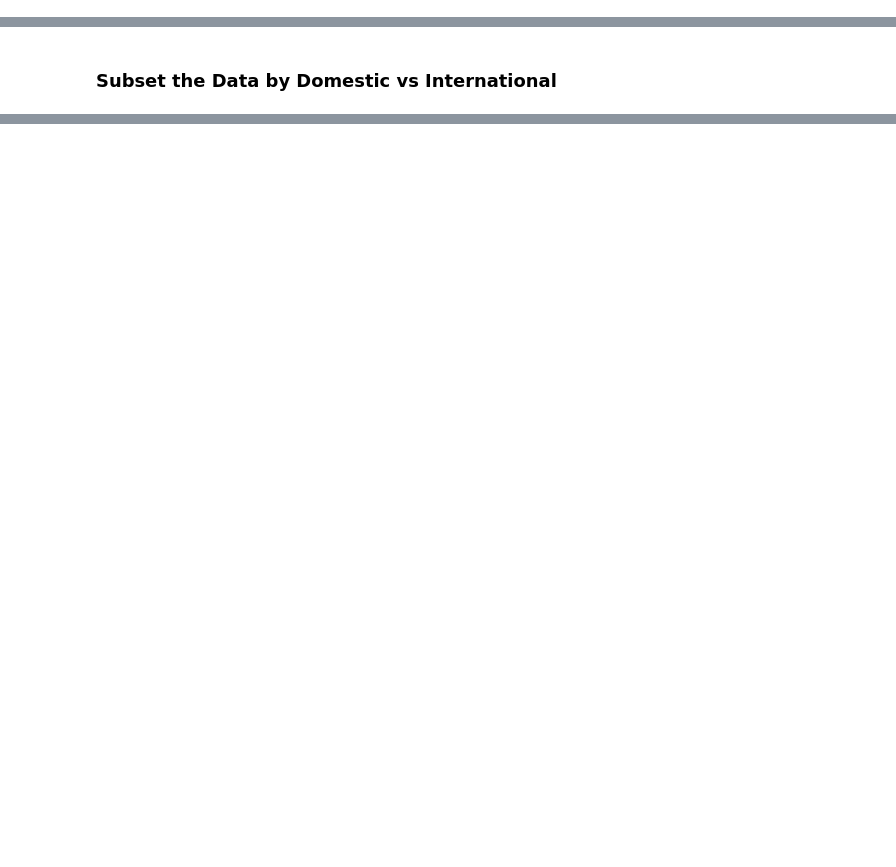
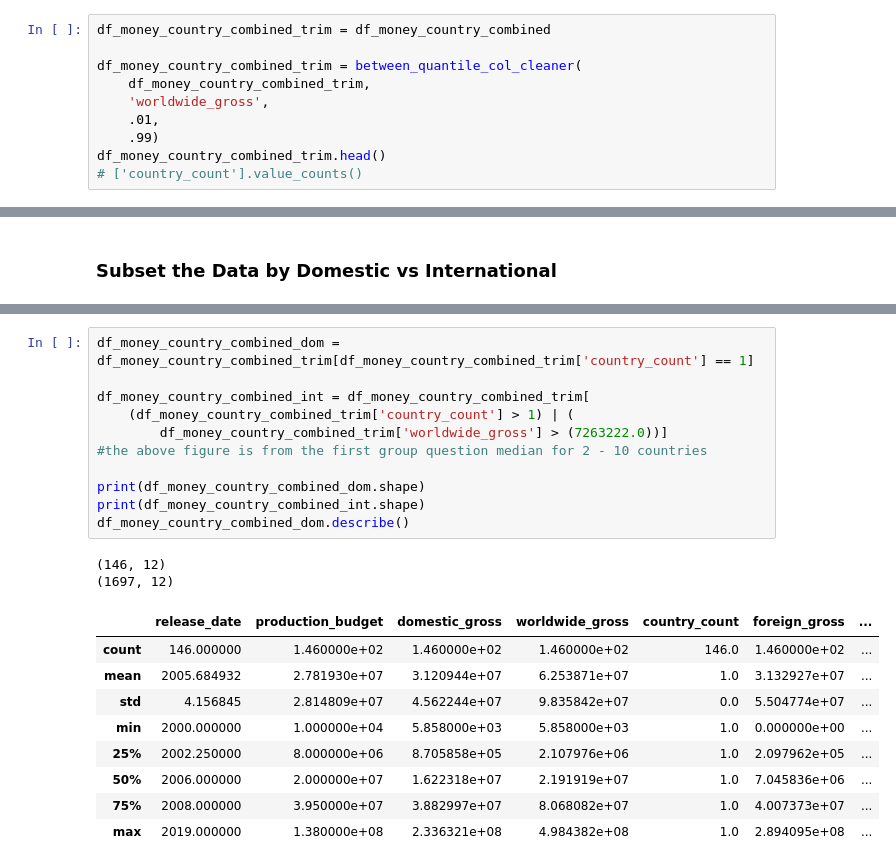
Before and after one commit to tcastanley/Movie_Analysis, a Jupyter notebook: Taylor - Individual Question/Taylor-Individual-Question.ipynb, the cells around one changed output, grey strips where cells are left out. Saved outputs shown, nothing was run; the diff lists cells and outputs as text; blank space fills up the shorter version.

```diff
--- a/Taylor - Individual Question/Taylor-Individual-Question.ipynb
+++ b/Taylor - Individual Question/Taylor-Individual-Question.ipynb
@@ -321,0 +365,10 @@ plt.title('Movie Releases Per Year (2000 - 2019)', fontsize=30, loc='right');
+# %%
+df_money_country_combined_trim = df_money_country_combined
+
+df_money_country_combined_trim = between_quantile_col_cleaner(
+    df_money_country_combined_trim,
+    'worldwide_gross',
+    .01,
+    .99)
+df_money_country_combined_trim.head()
+# ['country_count'].value_counts()
@@ -337,0 +385,23 @@ df_money_country_combined_2plus.head()
+# %%
+df_money_country_combined_dom = df_money_country_combined_trim[df_money_country_combined_trim['country_count'] == 1]
+
+df_money_country_combined_int = df_money_country_combined_trim[
+    (df_money_country_combined_trim['country_count'] > 1) | (
+        df_money_country_combined_trim['worldwide_gross'] > (7263222.0))]
+#the above figure is from the first group question median for 2 - 10 countries
+
+print(df_money_country_combined_dom.shape)
+print(df_money_country_combined_int.shape)
+df_money_country_combined_dom.describe()
+# %% [output]
+(146, 12)
+(1697, 12)
+|  | release_date | production_budget | domestic_gross | worldwide_gross | country_count | foreign_gross | ... |
+| count | 146.000000 | 1.460000e+02 | 1.460000e+02 | 1.460000e+02 | 146.0 | 1.460000e+02 | ... |
+| mean | 2005.684932 | 2.781930e+07 | 3.120944e+07 | 6.253871e+07 | 1.0 | 3.132927e+07 | ... |
+| std | 4.156845 | 2.814809e+07 | 4.562244e+07 | 9.835842e+07 | 0.0 | 5.504774e+07 | ... |
+| min | 2000.000000 | 1.000000e+04 | 5.858000e+03 | 5.858000e+03 | 1.0 | 0.000000e+00 | ... |
+| 25% | 2002.250000 | 8.000000e+06 | 8.705858e+05 | 2.107976e+06 | 1.0 | 2.097962e+05 | ... |
+| 50% | 2006.000000 | 2.000000e+07 | 1.622318e+07 | 2.191919e+07 | 1.0 | 7.045836e+06 | ... |
+| 75% | 2008.000000 | 3.950000e+07 | 3.882997e+07 | 8.068082e+07 | 1.0 | 4.007373e+07 | ... |
+| max | 2019.000000 | 1.380000e+08 | 2.336321e+08 | 4.984382e+08 | 1.0 | 2.894095e+08 | ... |
```
Also changed, not shown: parts of 20 cells of this notebook, 10 other files.
